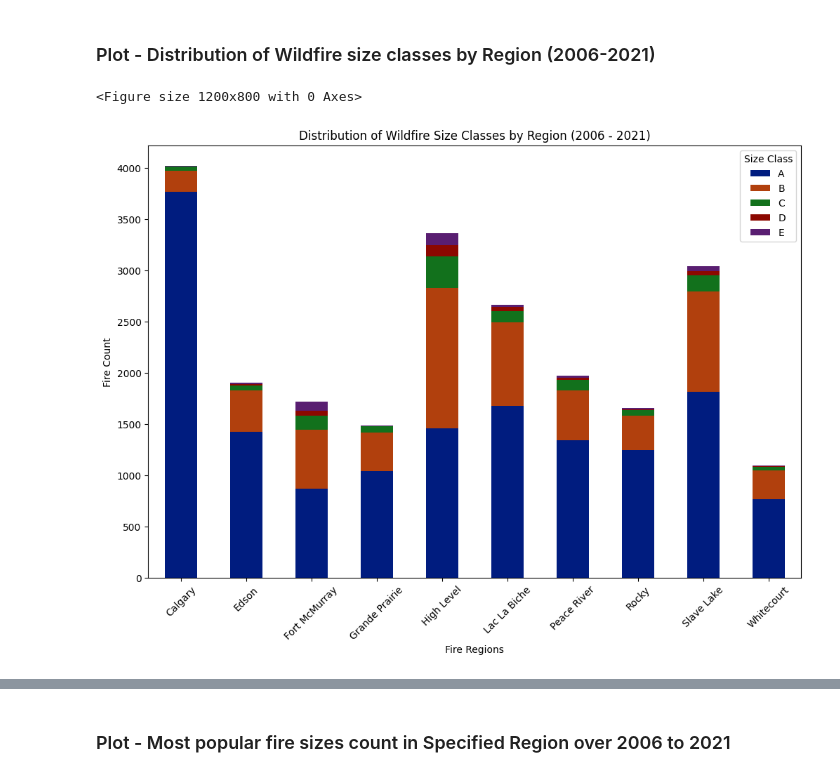
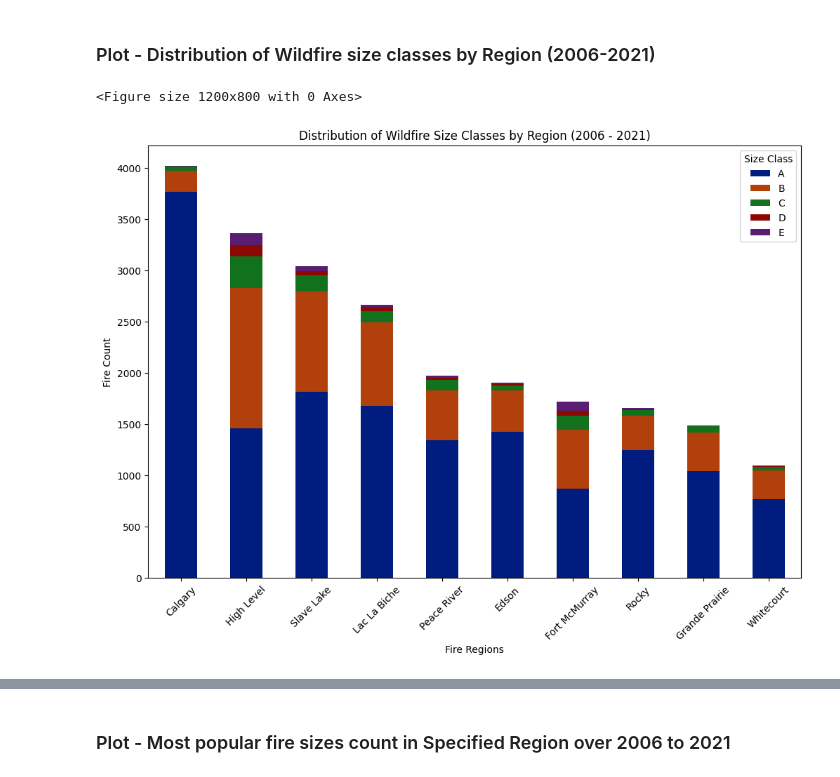
Before and after one commit to paulpark6/WildFire, a Jupyter notebook: wf_DA2.ipynb, the cells around one changed output, grey strips where cells are left out. Saved outputs shown, nothing was run; the diff lists cells and outputs as text; code cells hidden in the pictures.

```diff
--- a/wf_DA2.ipynb
+++ b/wf_DA2.ipynb
@@ -175,30 +175,34 @@ Geographic map plot is going to be plotted via Power BI
 # %%
 # Group by 'fire_regions' and 'size_class', then count the occurrences
 grouped = df_map.groupby(['fire_regions', 'size_class']).size().reset_index(name='fire_count')
 
 # Pivot the data for the stacked bar plot
 pivot_df = grouped.pivot(index='fire_regions', columns='size_class', values='fire_count').fillna(0)
+
+# Order the DataFrame rows by the total counts per region
+pivot_df['total_count'] = pivot_df.sum(axis=1)
+pivot_df = pivot_df.sort_values('total_count', ascending=False).drop('total_count', axis=1)
 
 # Create a darker color palette for the different 'size_class'
 palette = sns.color_palette("dark", len(pivot_df.columns))
 
 # Create a stacked bar plot
 plt.figure(figsize=(12, 8))
 pivot_df.plot(kind='bar', stacked=True, color=palette, figsize=(12, 8))
 
 # Add labels and title
 plt.xlabel('Fire Regions')
 plt.ylabel('Fire Count')
 plt.title('Distribution of Wildfire Size Classes by Region (2006 - 2021)')
 
 # Rotate the x-axis labels if they overlap
 plt.xticks(rotation=45)
 
 # Add legend for size_class
 plt.legend(title='Size Class')
 
 # Show the plot
 plt.show()
 # %% [output]
 <Figure size 1200x800 with 0 Axes>
-[figure, old version]
+[figure, new version]
```
Also changed, not shown: parts of 16 cells of this notebook.
